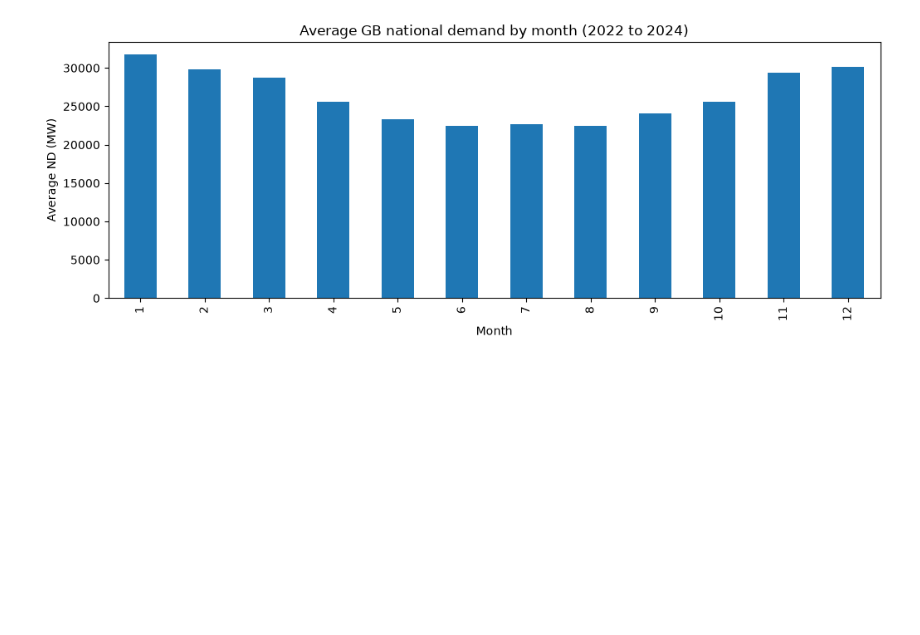
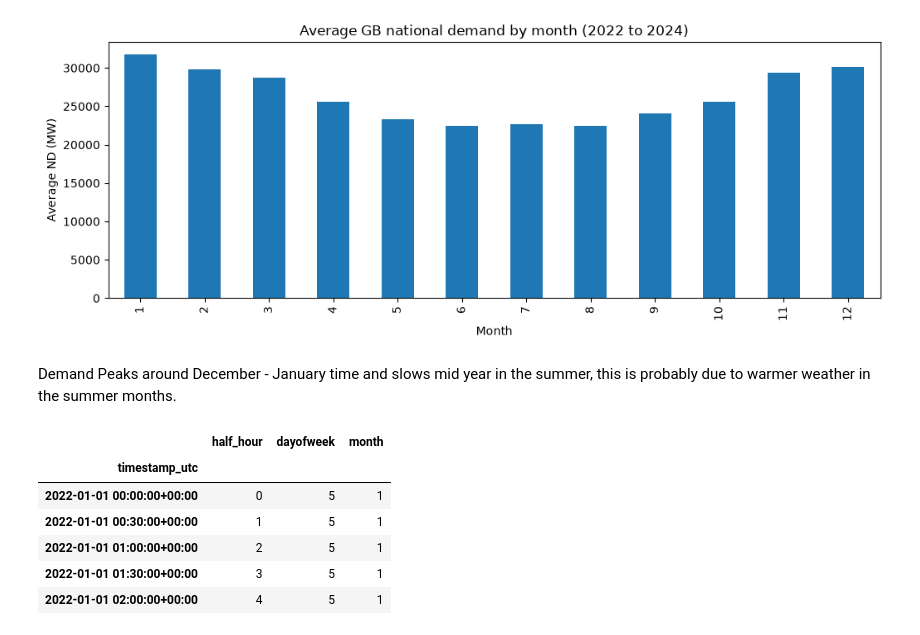
Before and after one commit to rawdan2006-ai/electricity-demand-forecast, a Jupyter notebook: notebooks/demand_forecast.ipynb, the cells around one changed output. Saved outputs shown, nothing was run; the diff lists cells and outputs as text; code cells hidden in the pictures; blank space fills up the shorter version.

```diff
--- a/notebooks/demand_forecast.ipynb
+++ b/notebooks/demand_forecast.ipynb
@@ -187,3 +195,21 @@ plt.ylabel("Average ND (MW)")
 plt.show()
 # %% [output]
 [figure]
+# %% [markdown]
+Demand Peaks around December - January time and slows mid year in the summer, this is probably due to warmer weather in the summer months.
+# %%
+local = demand.index.tz_convert("Europe/London")
+features = pd.DataFrame(index=demand.index)
+features["half_hour"] = local.hour * 2 + local.minute // 30
+features["dayofweek"] = local.dayofweek
+features["month"] = local.month
+
+features.head()
+# %% [output]
+|  | half_hour | dayofweek | month |
+| timestamp_utc |  |  |  |
+| 2022-01-01 00:00:00+00:00 | 0 | 5 | 1 |
+| 2022-01-01 00:30:00+00:00 | 1 | 5 | 1 |
+| 2022-01-01 01:00:00+00:00 | 2 | 5 | 1 |
+| 2022-01-01 01:30:00+00:00 | 3 | 5 | 1 |
+| 2022-01-01 02:00:00+00:00 | 4 | 5 | 1 |
```
Also changed, not shown: parts of 11 cells of this notebook.
